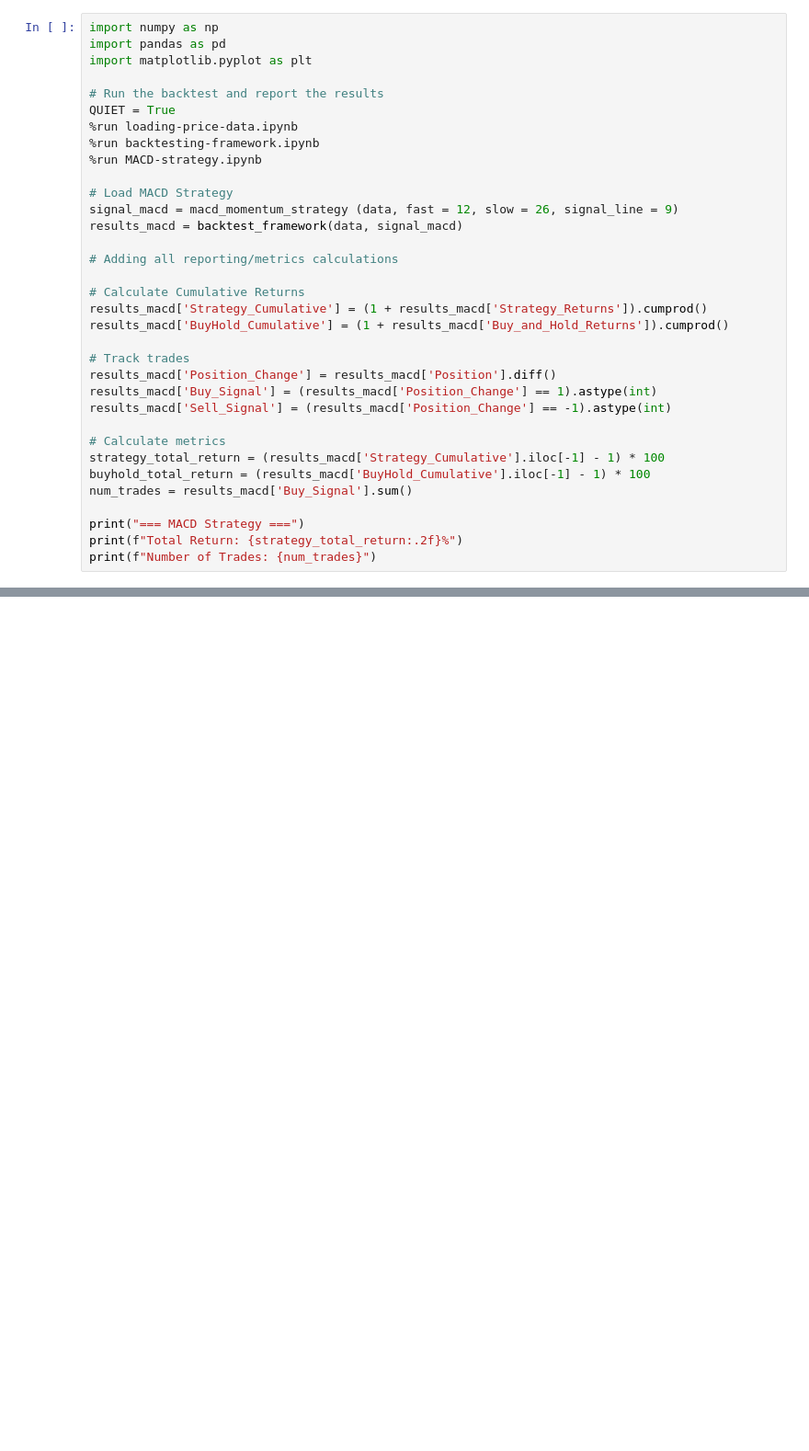
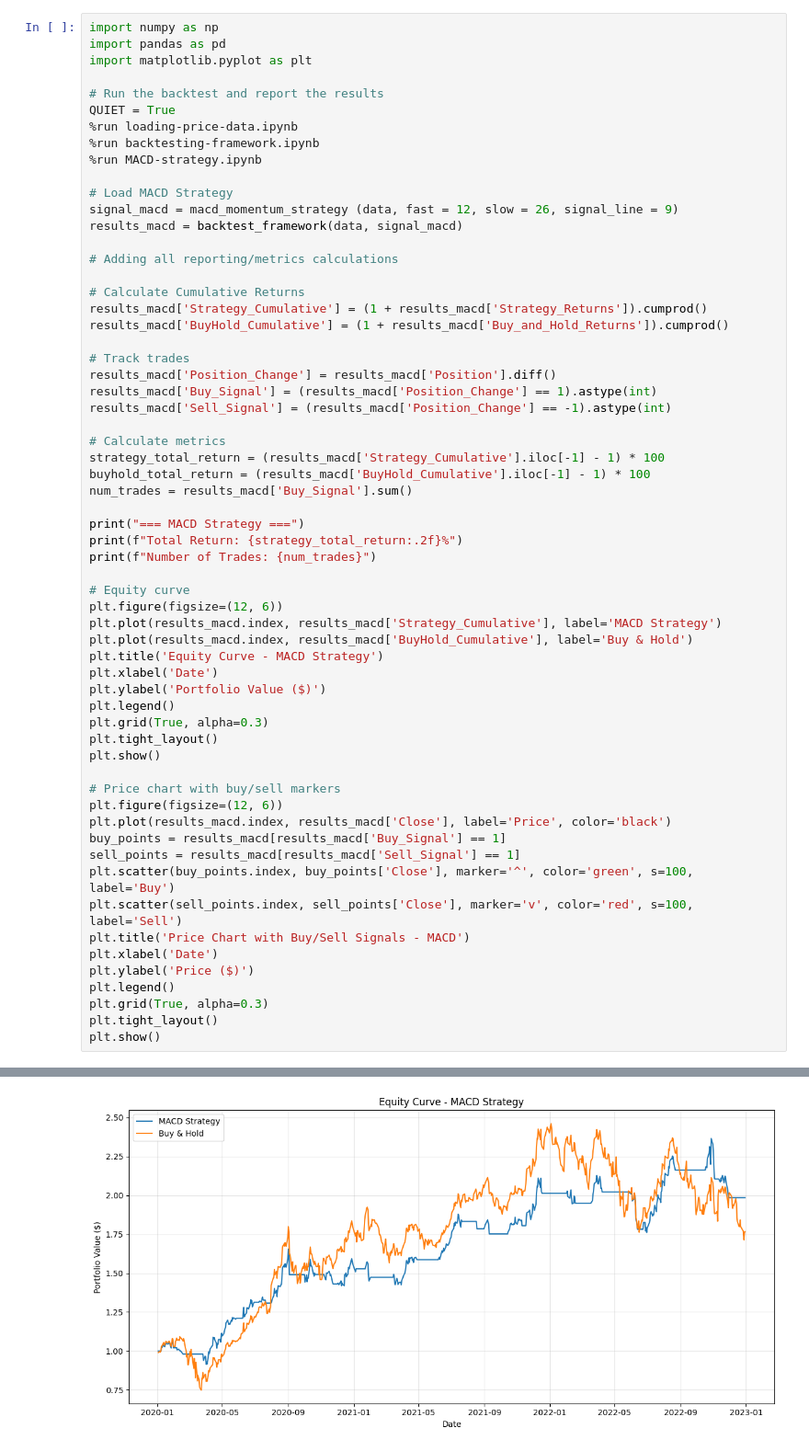
Before and after one commit to claudiaquinn07/Momentum_Trading_Assignment, a Jupyter notebook: backtest-and-report-MACD.ipynb, the cells around one changed output, grey strips where cells are left out. Shown at 92% size. Drawn from its saved outputs; the diff is of its cells as text; blank space fills up the shorter version.

Commit message:
Added equity curve and price chart

```diff
--- a/backtest-and-report-MACD.ipynb
+++ b/backtest-and-report-MACD.ipynb
@@ -11,30 +11,58 @@ QUIET = True
 
 # Load MACD Strategy
 signal_macd = macd_momentum_strategy (data, fast = 12, slow = 26, signal_line = 9)
 results_macd = backtest_framework(data, signal_macd)
 
 # Adding all reporting/metrics calculations
 
 # Calculate Cumulative Returns
 results_macd['Strategy_Cumulative'] = (1 + results_macd['Strategy_Returns']).cumprod()
 results_macd['BuyHold_Cumulative'] = (1 + results_macd['Buy_and_Hold_Returns']).cumprod()
 
 # Track trades
 results_macd['Position_Change'] = results_macd['Position'].diff()
 results_macd['Buy_Signal'] = (results_macd['Position_Change'] == 1).astype(int)
 results_macd['Sell_Signal'] = (results_macd['Position_Change'] == -1).astype(int)
 
 # Calculate metrics
 strategy_total_return = (results_macd['Strategy_Cumulative'].iloc[-1] - 1) * 100
 buyhold_total_return = (results_macd['BuyHold_Cumulative'].iloc[-1] - 1) * 100
 num_trades = results_macd['Buy_Signal'].sum()
 
 print("=== MACD Strategy ===")
 print(f"Total Return: {strategy_total_return:.2f}%")
 print(f"Number of Trades: {num_trades}")
+
+# Equity curve
+plt.figure(figsize=(12, 6))
+plt.plot(results_macd.index, results_macd['Strategy_Cumulative'], label='MACD Strategy')
+plt.plot(results_macd.index, results_macd['BuyHold_Cumulative'], label='Buy & Hold')
+plt.title('Equity Curve - MACD Strategy')
+plt.xlabel('Date')
+plt.ylabel('Portfolio Value ($)')
+plt.legend()
+plt.grid(True, alpha=0.3)
+plt.tight_layout()
+plt.show()
+
+# Price chart with buy/sell markers
+plt.figure(figsize=(12, 6))
+plt.plot(results_macd.index, results_macd['Close'], label='Price', color='black')
+buy_points = results_macd[results_macd['Buy_Signal'] == 1]
+sell_points = results_macd[results_macd['Sell_Signal'] == 1]
+plt.scatter(buy_points.index, buy_points['Close'], marker='^', color='green', s=100, label='Buy')
+plt.scatter(sell_points.index, sell_points['Close'], marker='v', color='red', s=100, label='Sell')
+plt.title('Price Chart with Buy/Sell Signals - MACD')
+plt.xlabel('Date')
+plt.ylabel('Price ($)')
+plt.legend()
+plt.grid(True, alpha=0.3)
+plt.tight_layout()
+plt.show()
 # %% [output]
 [*********************100%***********************]  1 of 1 completed
 [*********************100%***********************]  1 of 1 completed
 === MACD Strategy ===
 Total Return: 98.45%
 Number of Trades: 24
+[figure, added]
```
Also changed, not shown: parts of 1 cell of this notebook.
